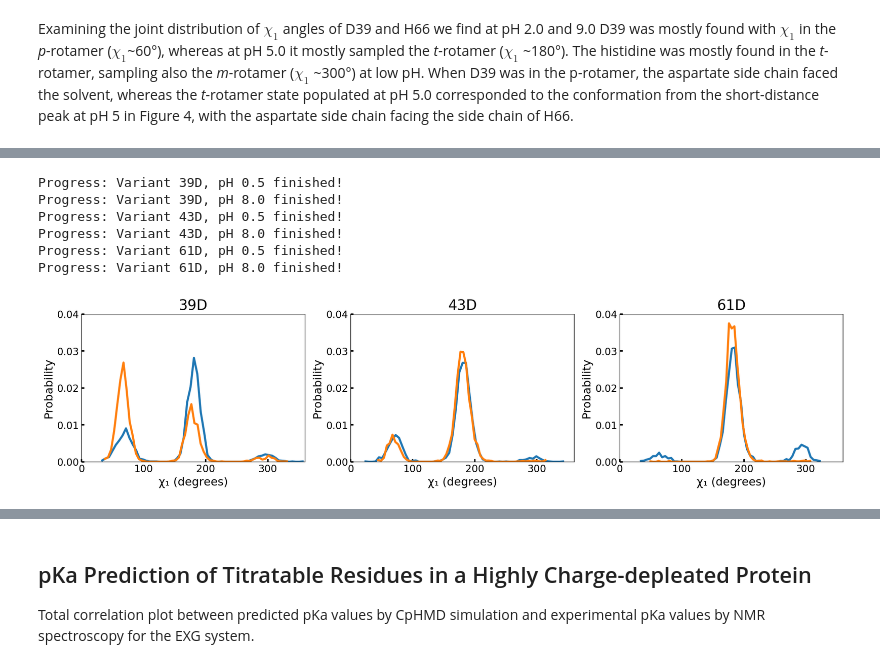
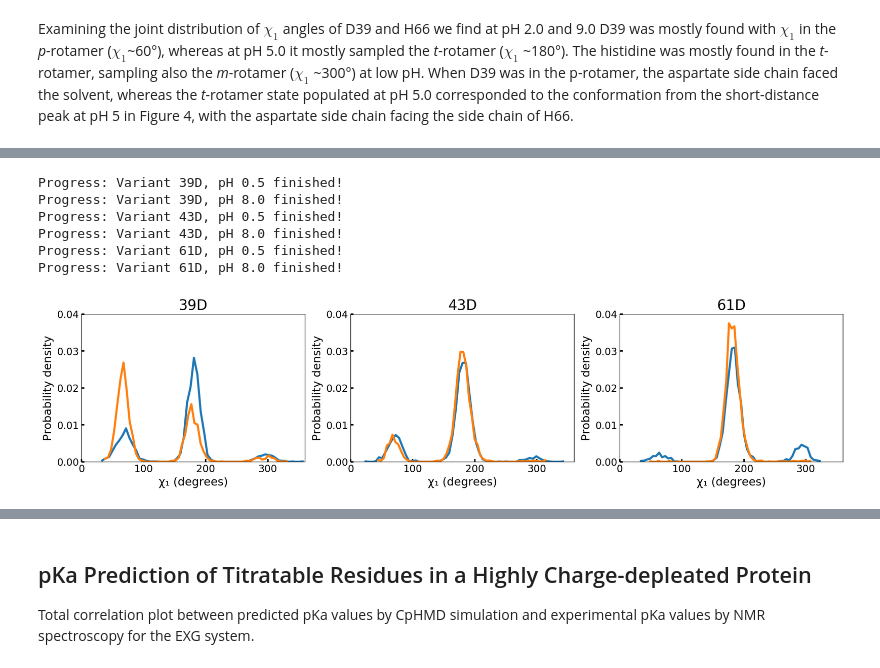
Before and after one commit to KULL-Centre/papers, a Jupyter notebook: 2020/EXG-charges-hervoe-hansen-et-al/EXG_electrostatics.ipynb, the cells around one changed output, grey strips where cells are left out. Cells and saved outputs as stored; diff of their text form; code cells hidden in the pictures.

```diff
--- a/2020/EXG-charges-hervoe-hansen-et-al/EXG_electrostatics.ipynb
+++ b/2020/EXG-charges-hervoe-hansen-et-al/EXG_electrostatics.ipynb
@@ -356,32 +358,32 @@ for i, variant in enumerate(variants):
         traj = md.load('trajectories/EXG_{variant}_pH{pH}.h5'.format(variant=variant, pH=pH))
 
         chi1_matrix = md.compute_chi1(traj, periodic=True, opt=True)
         chi1_Asp = np.asarray([np.rad2deg(chi1_matrix[1][j][var_indexes[i]]) for j in range(traj.n_frames)])
         chi1_Asp[chi1_Asp < 0] += 360
 
         probabilities, edges = np.histogram(chi1_Asp, bins=60, density=True)
         centers = 0.5*(edges[1:]+ edges[:-1])
         axes[i].plot(centers, probabilities, color='C{}'.format(j), linewidth=3)
         print('Progress: Variant {variant}, pH {pH} finished!'.format(variant=variant, pH=pH))
         j+=1
 
 for i, ax in enumerate(axes):
     ax.set_xlim(0, 360)
     ax.set_ylim(0, 0.04)
     ax.set_title('{}'.format(variants[i]), fontsize=20)
     ax.set_xlabel('χ₁ (degrees)', fontsize=16)
-    ax.set_ylabel('Probability', fontsize=16)
+    ax.set_ylabel('Probability density', fontsize=16)
     ax.tick_params(which='major', direction='in', length=4, width=2, colors='black',
                    grid_color='black', grid_alpha=0.5, labelsize=14)
     ax.tick_params(which='minor', direction='in')
 
 fig.tight_layout()
 #fig.savefig('figures/Asp_sidechain_dihedral.pdf', bbox_inches='tight')
 # %% [output]
 Progress: Variant 39D, pH 0.5 finished!
 Progress: Variant 39D, pH 8.0 finished!
 Progress: Variant 43D, pH 0.5 finished!
 Progress: Variant 43D, pH 8.0 finished!
 Progress: Variant 61D, pH 0.5 finished!
 Progress: Variant 61D, pH 8.0 finished!
-[figure, old version]
+[figure, new version]
```
Also changed, not shown: parts of 6 cells of this notebook, 1 other file.
